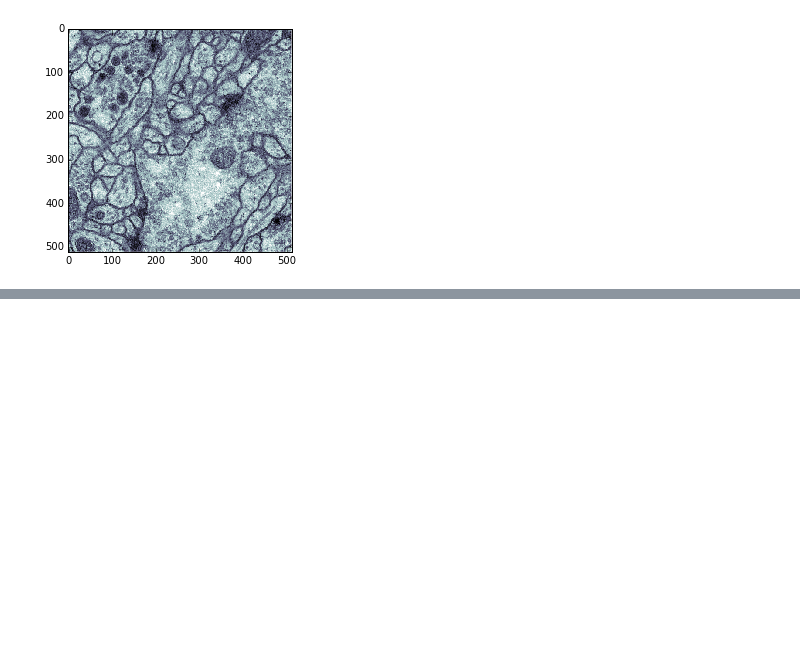
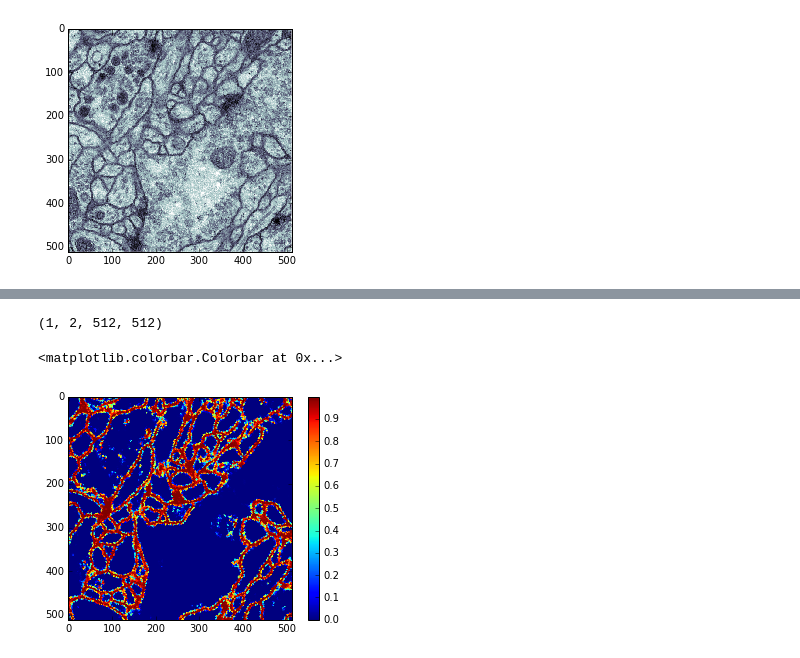
Before and after one commit to mjpekala/bio-segmentation, a Jupyter notebook: isbi2012_deploy.ipynb, the cells around one changed output, grey strips where cells are left out. Saved outputs shown, nothing was run; the diff lists cells and outputs as text; code cells hidden in the pictures; blank space fills up the shorter version.

```diff
--- a/isbi2012_deploy.ipynb
+++ b/isbi2012_deploy.ipynb
@@ -18,3 +28,9 @@ This next example shows how one might use a previously trained model to classify
+# %%
+logger = logging.getLogger("deploy_model")
+logger.setLevel(logging.DEBUG)
+ch = logging.StreamHandler()
+ch.setFormatter(logging.Formatter('[%(asctime)s:%(name)s:%(levelname)s]  %(message)s'))
+logger.addHandler(ch)
 # %%
 # Use previously trained weights and ISBI 2012 test volume.
 weightsFile = './Models/ISBI2012/weights_epoch_025.h5'
@@ -38,0 +50,20 @@ P = deploy_model(X, weightsFile, slices=[0,])
+# %%
+# In the interest of time, only deploy on one slice (z-dimension) of the test volume
+# *and* we will only evaluate a subset of the pixels in that slice.
+#
+# Note: depending upon your system (e.g. CPU vs GPU) this may take a few minutes...
+#
+P0 = deploy_model(X, weightsFile, slices=[0,], evalPct=.1, log=logger)
+
+# The shape of the probability estimate tensor is:
+#    (#slices, #classes, #rows, #cols)
+# While it is redundant to return both class estimates for binary classification
+# problems (one estimate is just 1.0 minus the other) we keep the extra data
+# for consistency with multi-class problems.
+print(P0.shape)
+
+# Use a simple interpolation scheme to fill in "missing" values
+# (i.e. those pixels we did not evaluate using the CNN).
+Pint = emlib.interpolate_nn(P0)
+plt.imshow(Pint[0,0,...]); plt.colorbar()
+# %% [output]
@@ -38,0 +86,3 @@ P = deploy_model(X, weightsFile, slices=[0,])
+(1, 2, 512, 512)
+<matplotlib.colorbar.Colorbar at 0x...>
+[figure, added]
```
Also changed, not shown: parts of 7 cells of this notebook.
